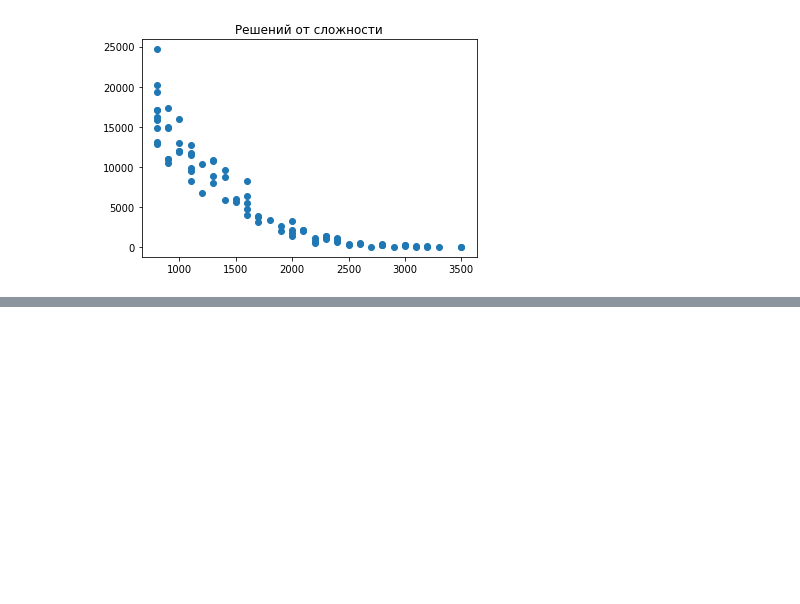
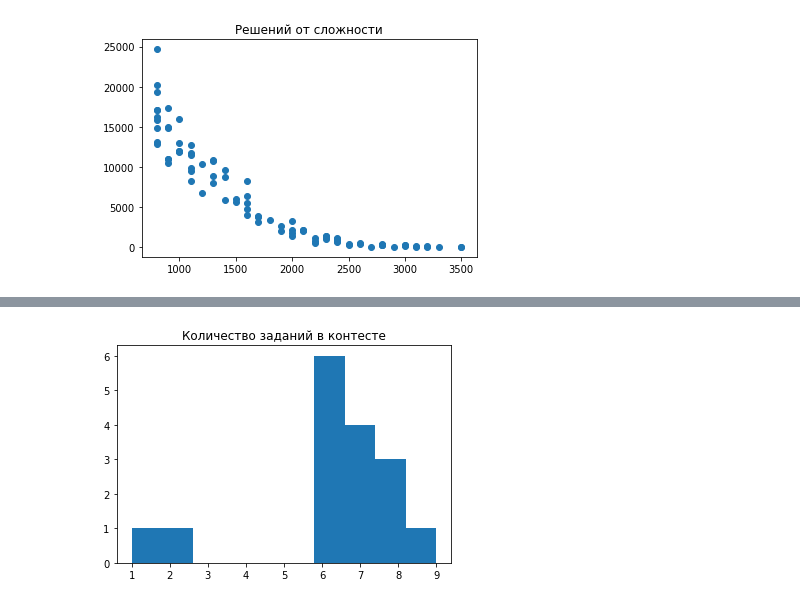
Before and after one commit to pedrecho/scrap_news, a Jupyter notebook: codeforces.ipynb, the cells around one changed output, grey strips where cells are left out. Cells and saved outputs as stored; diff of their text form; code cells hidden in the pictures; blank space fills up the shorter version.

```diff
--- a/codeforces.ipynb
+++ b/codeforces.ipynb
@@ -70,3 +79,5 @@ plt.scatter(df['Difficulty'], df['Solutions'])
 plt.show()
 # %% [output]
 [figure]
+# %%
+hist = df['Contest'].value_counts()
@@ -73,2 +102,8 @@ plt.show()
+# %%
+plt.title('Количество заданий в контесте')
+plt.hist(hist)
+plt.show()
+# %% [output]
+[figure, added]
 # %%
 df.to_csv("codeforces.csv", index=False)
```
Also changed, not shown: parts of 5 cells of this notebook.
